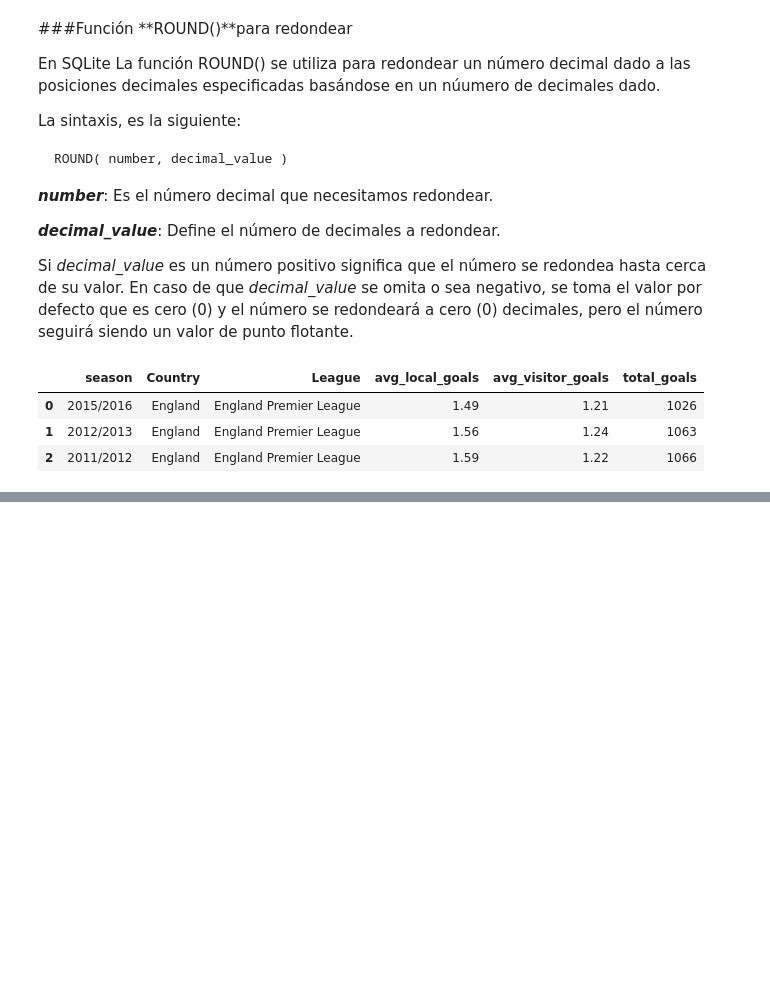
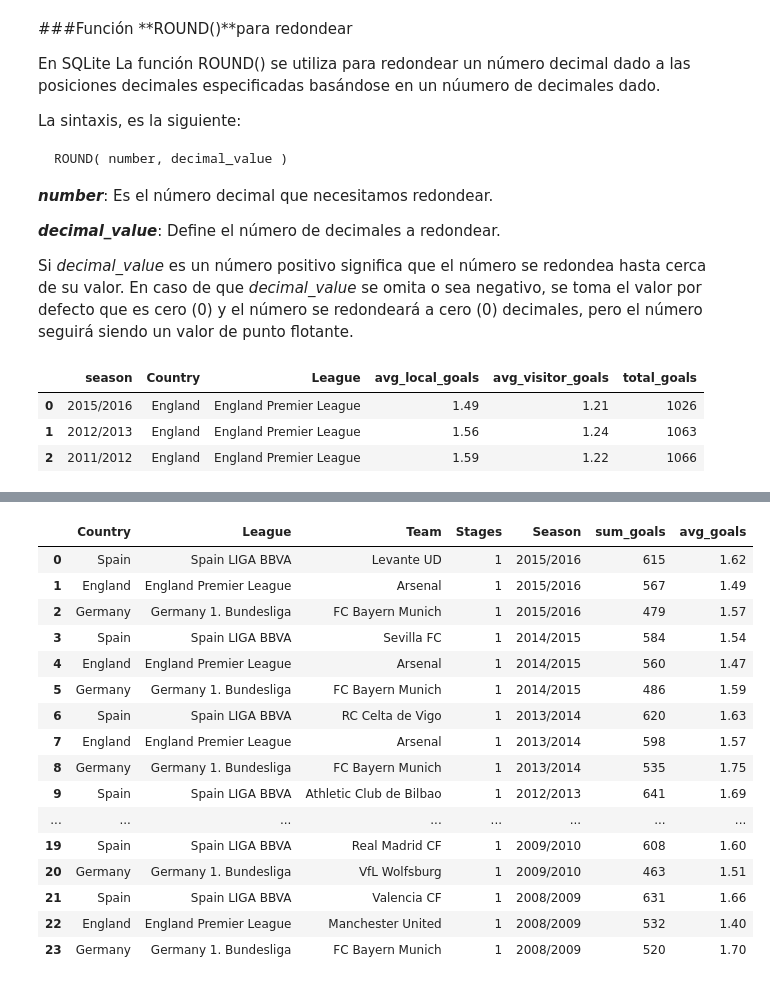
Before and after one commit to ErikaDivantoque/Talento_Tech, a Jupyter notebook: Modulo_2_SQL.ipynb, the cells around one changed output, grey strips where cells are left out. Cells and saved outputs as stored; diff of their text form; code cells hidden in the pictures; blank space fills up the shorter version.

```diff
--- a/Modulo_2_SQL.ipynb
+++ b/Modulo_2_SQL.ipynb
@@ -1050,0 +1100,37 @@ leages_by_season
+# %%
+query = """ SELECT C.name                         AS Country,
+                   L.name                         AS League,
+                   T.team_long_name               AS Team,
+                   stage                          AS Stages,
+                   season                         AS Season,
+                   SUM(M.home_team_goal)          AS sum_goals,
+                   ROUND(AVG(M.home_team_goal),2) AS avg_goals
+            FROM Match AS M
+            JOIN Country AS C ON M.country_id = C.id
+            JOIN League AS L ON L.id = M.league_id
+            JOIN Team AS T ON T.team_api_id = M.home_team_api_id
+            WHERE C.name IN ('Spain', 'Germany', 'England')
+            GROUP BY Season, League
+            HAVING sum_goals > 50
+            ORDER BY Season DESC, sum_goals DESC;"""
+
+teams_by_season = pd.read_sql(query, conn)
+teams_by_season
+# %% [output]
+|  | Country | League | Team | Stages | Season | sum_goals | avg_goals |
+| 0 | Spain | Spain LIGA BBVA | Levante UD | 1 | 2015/2016 | 615 | 1.62 |
+| 1 | England | England Premier League | Arsenal | 1 | 2015/2016 | 567 | 1.49 |
+| 2 | Germany | Germany 1. Bundesliga | FC Bayern Munich | 1 | 2015/2016 | 479 | 1.57 |
+| 3 | Spain | Spain LIGA BBVA | Sevilla FC | 1 | 2014/2015 | 584 | 1.54 |
+| 4 | England | England Premier League | Arsenal | 1 | 2014/2015 | 560 | 1.47 |
+| 5 | Germany | Germany 1. Bundesliga | FC Bayern Munich | 1 | 2014/2015 | 486 | 1.59 |
+| 6 | Spain | Spain LIGA BBVA | RC Celta de Vigo | 1 | 2013/2014 | 620 | 1.63 |
+| 7 | England | England Premier League | Arsenal | 1 | 2013/2014 | 598 | 1.57 |
+| 8 | Germany | Germany 1. Bundesliga | FC Bayern Munich | 1 | 2013/2014 | 535 | 1.75 |
+| 9 | Spain | Spain LIGA BBVA | Athletic Club de Bilbao | 1 | 2012/2013 | 641 | 1.69 |
+| ... | ... | ... | ... | ... | ... | ... | ... |
+| 19 | Spain | Spain LIGA BBVA | Real Madrid CF | 1 | 2009/2010 | 608 | 1.60 |
+| 20 | Germany | Germany 1. Bundesliga | VfL Wolfsburg | 1 | 2009/2010 | 463 | 1.51 |
+| 21 | Spain | Spain LIGA BBVA | Valencia CF | 1 | 2008/2009 | 631 | 1.66 |
+| 22 | England | England Premier League | Manchester United | 1 | 2008/2009 | 532 | 1.40 |
+| 23 | Germany | Germany 1. Bundesliga | FC Bayern Munich | 1 | 2008/2009 | 520 | 1.70 |
```
Also changed, not shown: parts of 6 cells of this notebook.
